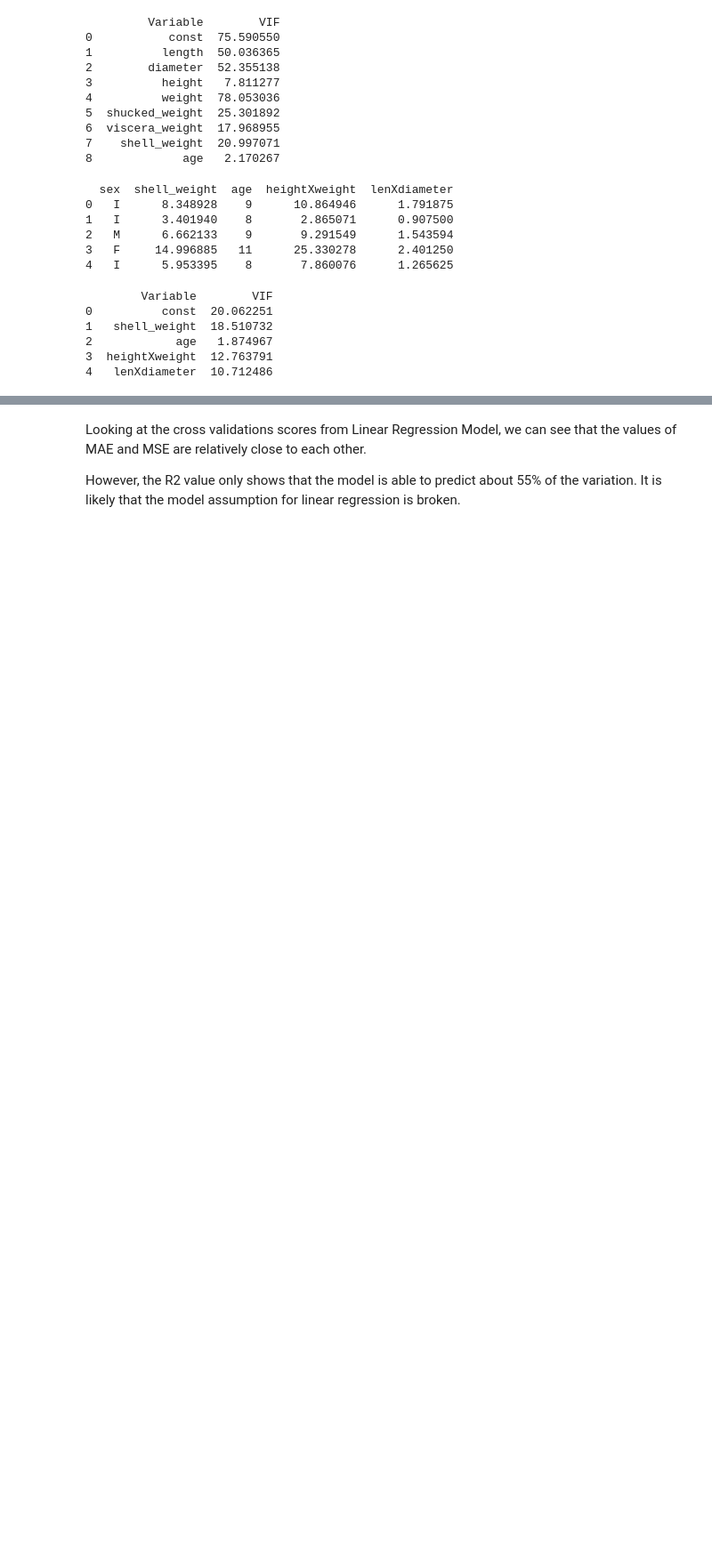
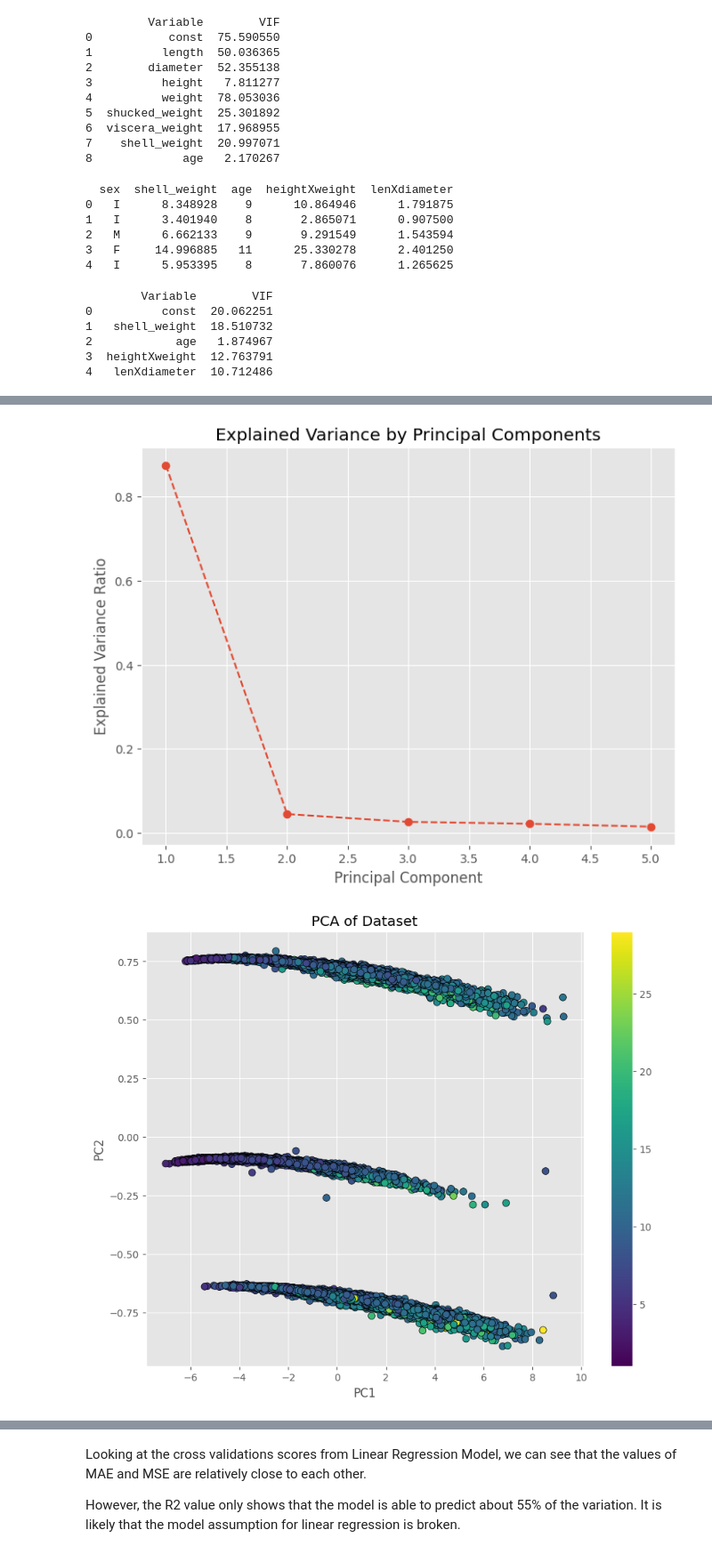
Before and after one commit to timjrchan/Predicting_Crab_Age, a Jupyter notebook: code/02_Modeling.ipynb, the cells around one changed output, grey strips where cells are left out. Shown at 89% size. Saved outputs shown, nothing was run; the diff lists cells and outputs as text; code cells hidden in the pictures; blank space fills up the shorter version.

```diff
--- a/code/02_Modeling.ipynb
+++ b/code/02_Modeling.ipynb
@@ -141 +147,42 @@ X = scaled_df.iloc[:, :-1] # independent variable
+# %%
+from sklearn.decomposition import PCA
+
+
+# Seperating the target and response variables
+y = scaled_df['age'] # target variable
+X = scaled_df.iloc[:, :-1] # independent variable
+
+# Perform PCA
+pca_crab = PCA(n_components=5)
+X_pca = pca_crab.fit_transform(X)
+
+# Explained variance ratio
+explained_variance = pca_crab.explained_variance_ratio_
+
+# plot the explained variance
+plt.figure(figsize=(8,6))
+plt.plot(range(1, len(explained_variance) + 1), explained_variance,
+          marker = 'o', linestyle = '--')
+
+plt.xlabel('Principal Component')
+plt.ylabel('Explained Variance Ratio')
+plt.title('Explained Variance by Principal Components')
+
+plt.show()
+
+# Scatterplot of the first two principal components
+plt.figure(figsize=(10,8))
+plt.scatter(X_pca[:, 0], X_pca[:, 1], c = y, cmap = 'viridis', edgecolor = 'k', s = 50)
+plt.xlabel('PC1')
+plt.ylabel('PC2')
+plt.title('PCA of Dataset')
+plt.colorbar()
+
+plt.show()
+
+# display the transformed data
+# print(pd.DataFrame(X_pca)) # show the values of all PC
+# %% [output]
+[figure, added]
+[figure, added]
 # %% [markdown]
```
Also changed, not shown: parts of 22 cells of this notebook.
